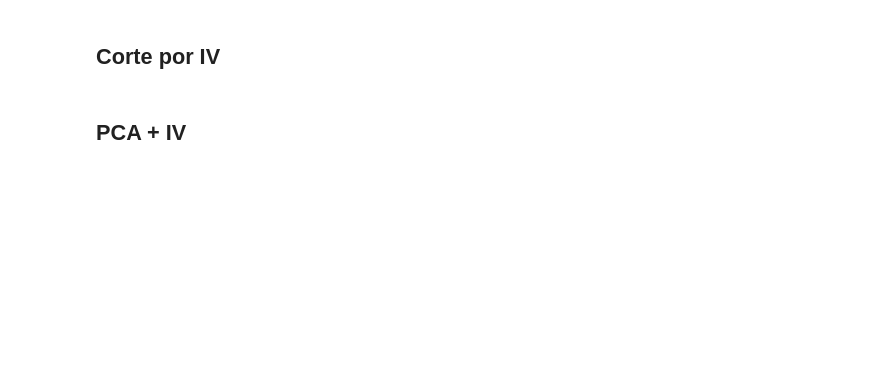
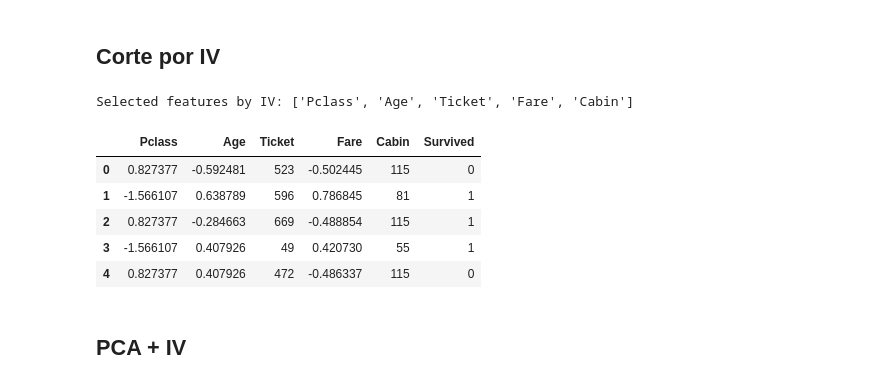
Before and after one commit to DKawaguch/Feature_Selection_Problems, a Jupyter notebook: Titanic/FS_Titanic.ipynb, the cells around one changed output. Cells and saved outputs as stored; diff of their text form; code cells hidden in the pictures; blank space fills up the shorter version.

```diff
--- a/Titanic/FS_Titanic.ipynb
+++ b/Titanic/FS_Titanic.ipynb
@@ -336,6 +438,48 @@ abt_pearson = abt_model.copy()
 # %%
 # Cópia para IV
 abt_iv = abt_model.copy()
+# %%
+def calculate_iv(df, feature, target, bins=10):
+	"""
+	Função para calcular o Information Value (IV) de uma variável.
+	"""
+	df = df[[feature, target]].copy()
+	df['bin'] = pd.qcut(df[feature], bins, duplicates='drop')
+	grouped = df.groupby('bin', observed=False)[target].agg(['count', 'sum'])
+	grouped['non_event'] = grouped['count'] - grouped['sum']
+	grouped['event_rate'] = grouped['sum'] / grouped['sum'].sum()
+	grouped['non_event_rate'] = grouped['non_event'] / grouped['non_event'].sum()
+	grouped['woe'] = np.log(grouped['event_rate'] / grouped['non_event_rate'])
+	grouped['iv'] = (grouped['event_rate'] - grouped['non_event_rate']) * grouped['woe']
+	iv = grouped['iv'].sum()
+	return iv
+
+# Calcular o IV para cada variável
+iv_values = {}
+target = 'Survived'
+for feature in abt_iv.columns:
+	if feature != target:
+		iv = calculate_iv(abt_iv, feature, target)
+		iv_values[feature] = iv
+
+# Definir um limiar de corte para o IV
+iv_threshold = 0.1
+
+# Selecionar as variáveis cujo IV é maior que o limiar definido
+selected_features_iv = [feature for feature, iv in iv_values.items() if iv > iv_threshold]
+print('Selected features by IV:', selected_features_iv)
+
+# Criar um novo dataframe com as variáveis selecionadas
+abt_iv_selected = abt_iv[selected_features_iv + [target]]
+abt_iv_selected.head()
+# %% [output]
+Selected features by IV: ['Pclass', 'Age', 'Ticket', 'Fare', 'Cabin']
+|  | Pclass | Age | Ticket | Fare | Cabin | Survived |
+| 0 | 0.827377 | -0.592481 | 523 | -0.502445 | 115 | 0 |
+| 1 | -1.566107 | 0.638789 | 596 | 0.786845 | 81 | 1 |
+| 2 | 0.827377 | -0.284663 | 669 | -0.488854 | 115 | 1 |
+| 3 | -1.566107 | 0.407926 | 49 | 0.420730 | 55 | 1 |
+| 4 | 0.827377 | 0.407926 | 472 | -0.486337 | 115 | 0 |
 # %% [markdown]
 ## PCA + IV
 # %%
```
Also changed, not shown: parts of 13 cells of this notebook.
